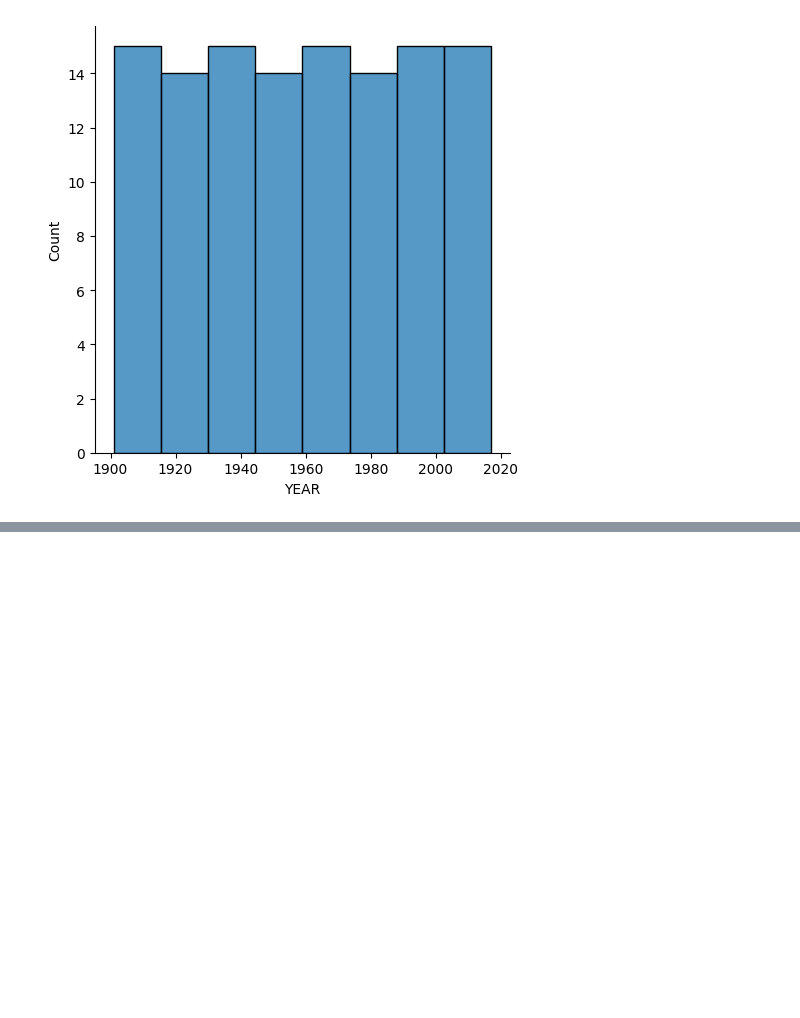
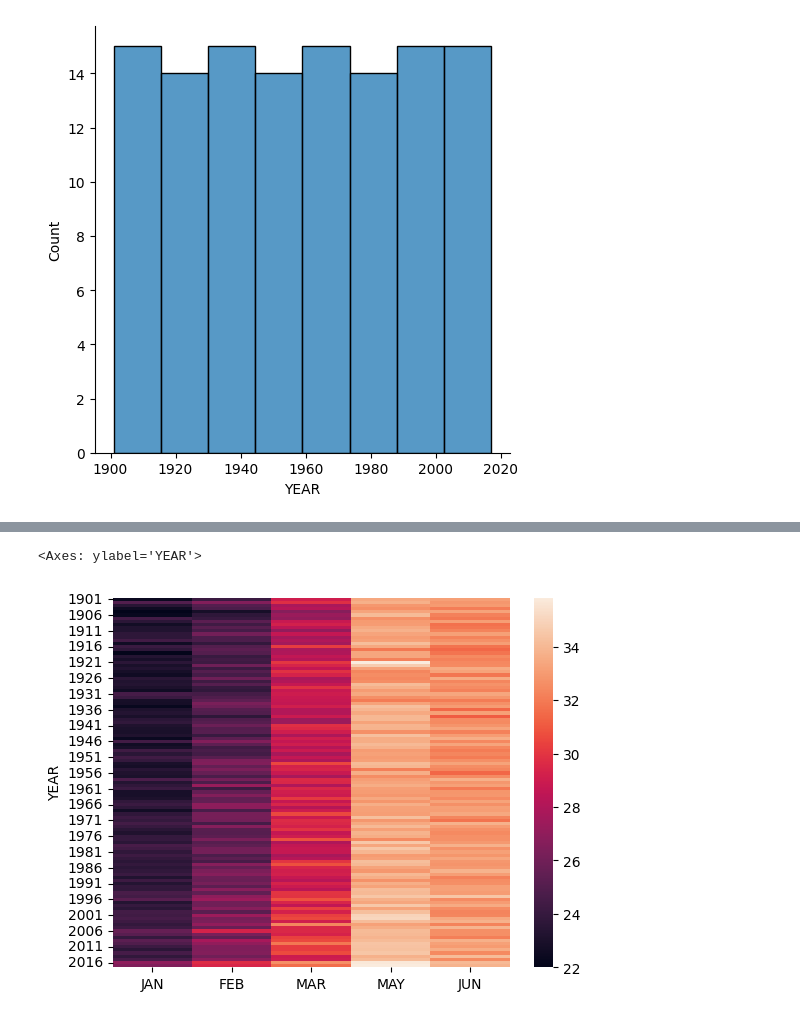
Before and after one commit to Mayankjoshi341/git-code, a Jupyter notebook: data-analysis/tempreture_analysis.ipynb, the cells around one changed output, grey strips where cells are left out. Cells and saved outputs as stored; diff of their text form; code cells hidden in the pictures; blank space fills up the shorter version.

```diff
--- a/data-analysis/tempreture_analysis.ipynb
+++ b/data-analysis/tempreture_analysis.ipynb
@@ -4,7 +4,8 @@ import numpy as np
 import seaborn as sns
 import matplotlib.pyplot as plt
 # %%
-temp = pd.read_csv("C:\\Users\\mayan\\Downloads\\temperatures.csv")
+file_path = "C:\\Users\\mayan\\Downloads\\temperatures.csv"
+temp = pd.read_csv(file_path)
 # %%
 temp.info()
 # %% [output]
@@ -93,0 +90,3 @@ sns.countplot(data = temp , x = "ANNUAL" , hue = "YEAR")
+# %%
+dt = temp.groupby(temp["YEAR"]).agg({"JAN" : 'mean' , "FEB" : 'mean' , "MAR" : 'mean' , "MAY" : 'mean',"JUN" : 'mean'})
+dt
@@ -93,0 +108,5 @@ sns.countplot(data = temp , x = "ANNUAL" , hue = "YEAR")
+# %%
+sns.heatmap(dt)
+# %% [output]
+<Axes: ylabel='YEAR'>
+[figure, added]
```
Also changed, not shown: parts of 2 cells of this notebook, 2 other files.
